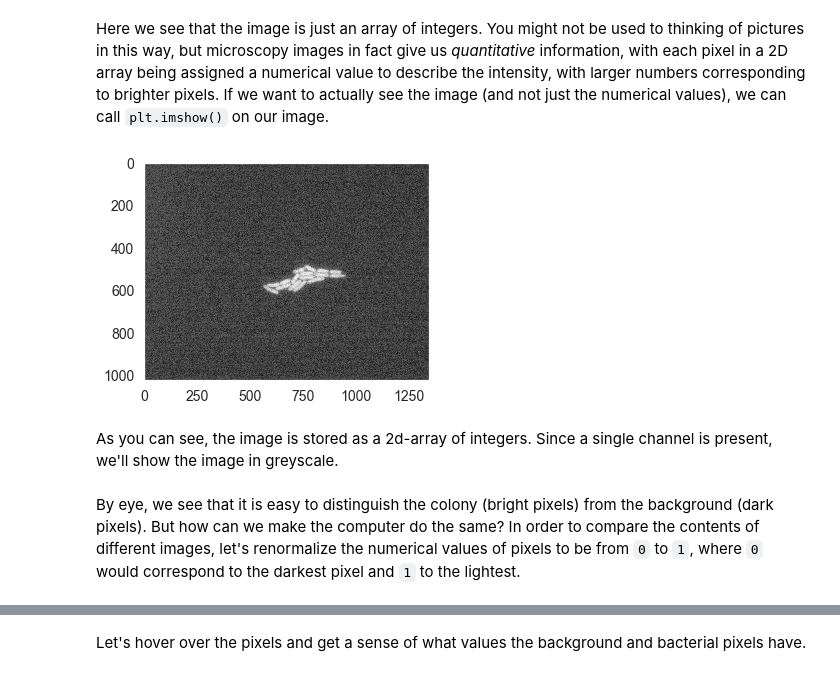
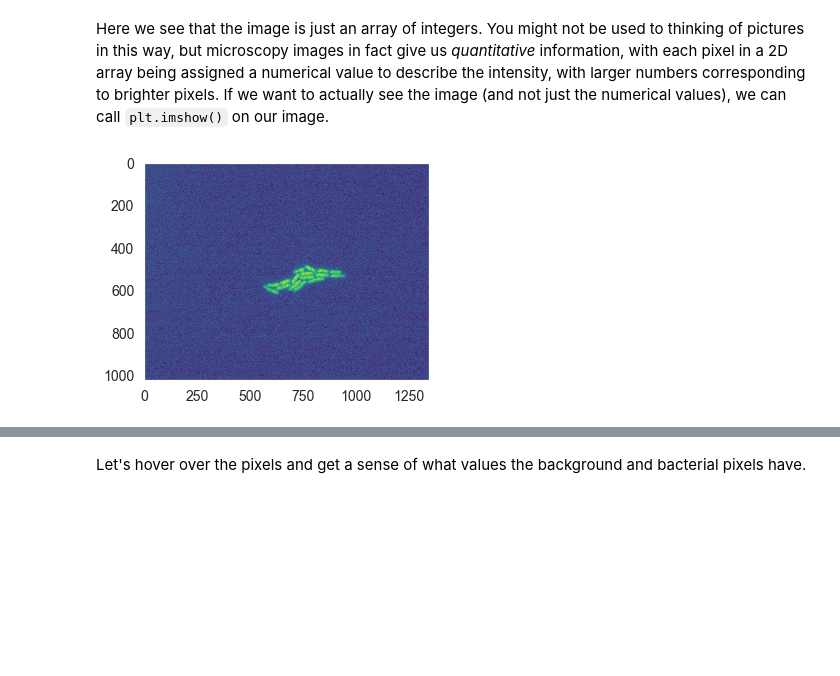
Before and after one commit to RPGroup-PBoC/gist_pboc_2019, a Jupyter notebook: code/bacterial_growth.ipynb, the cells around one changed output, grey strips where cells are left out. Saved outputs shown, nothing was run; the diff lists cells and outputs as text; code cells hidden in the pictures; blank space fills up the shorter version.

```diff
--- a/code/bacterial_growth.ipynb
+++ b/code/bacterial_growth.ipynb
@@ -83,14 +83,10 @@ array([[205, 205, 205, ..., 205, 205, 206],
 # %% [markdown]
 Here we see that the image is just an array of integers. You might not be used to thinking of pictures in this way, but microscopy images in fact give us *quantitative* information, with each pixel in a 2D array being assigned a numerical value to describe the intensity, with larger numbers corresponding to brighter pixels. If we want to actually see the image (and not just the numerical values), we can call `plt.imshow()` on our image.
 # %%
-# Show the image in greyscale colormap
-plt.imshow(im, cmap = plt.cm.Greys_r)
+# show the image, with a nice color map
+plt.imshow(im, cmap = plt.cm.viridis)
 
 # Remove the grid that is shown by default
 plt.grid(False)
 # %% [output]
-[figure, old version]
+[figure, new version]
-# %% [markdown]
-As you can see, the image is stored as a 2d-array of integers. Since a single channel is present, we'll show the image in greyscale.
-# %% [markdown]
-By eye, we see that it is easy to distinguish the colony (bright pixels) from the background (dark pixels). But how can we make the computer do the same? In order to compare the contents of different images, let's renormalize the numerical values of pixels to be from `0` to `1`, where `0` would correspond to the darkest pixel and `1` to the lightest.
```
Also changed, not shown: parts of 18 cells of this notebook, 4 other files.
